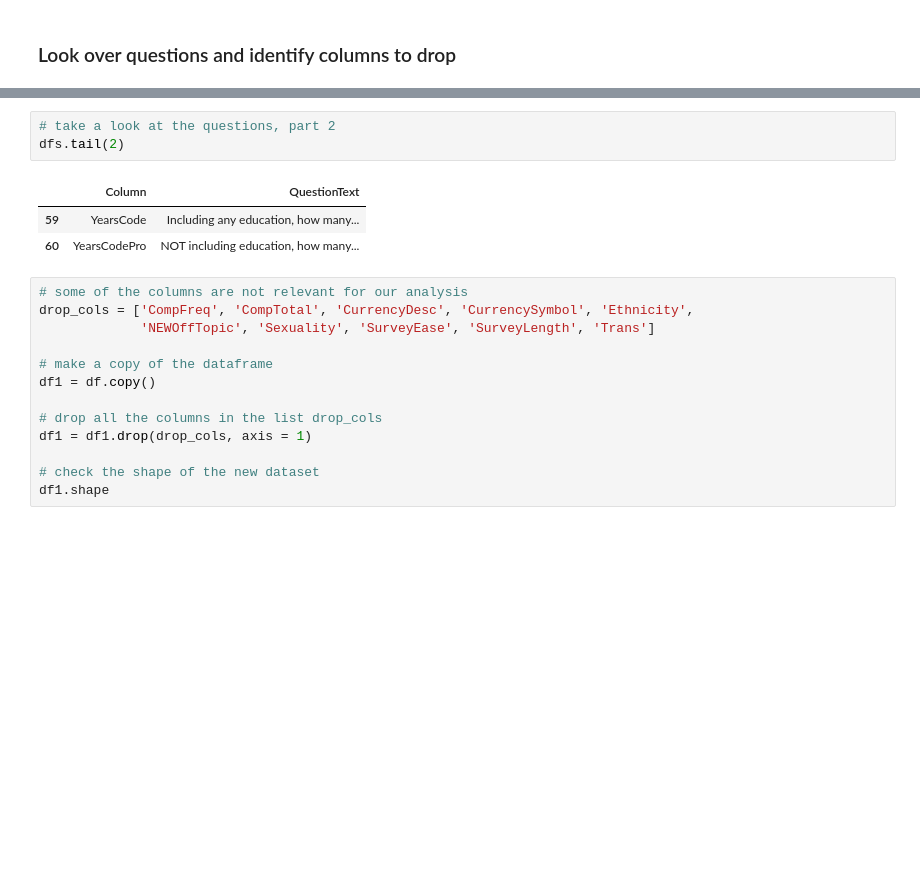
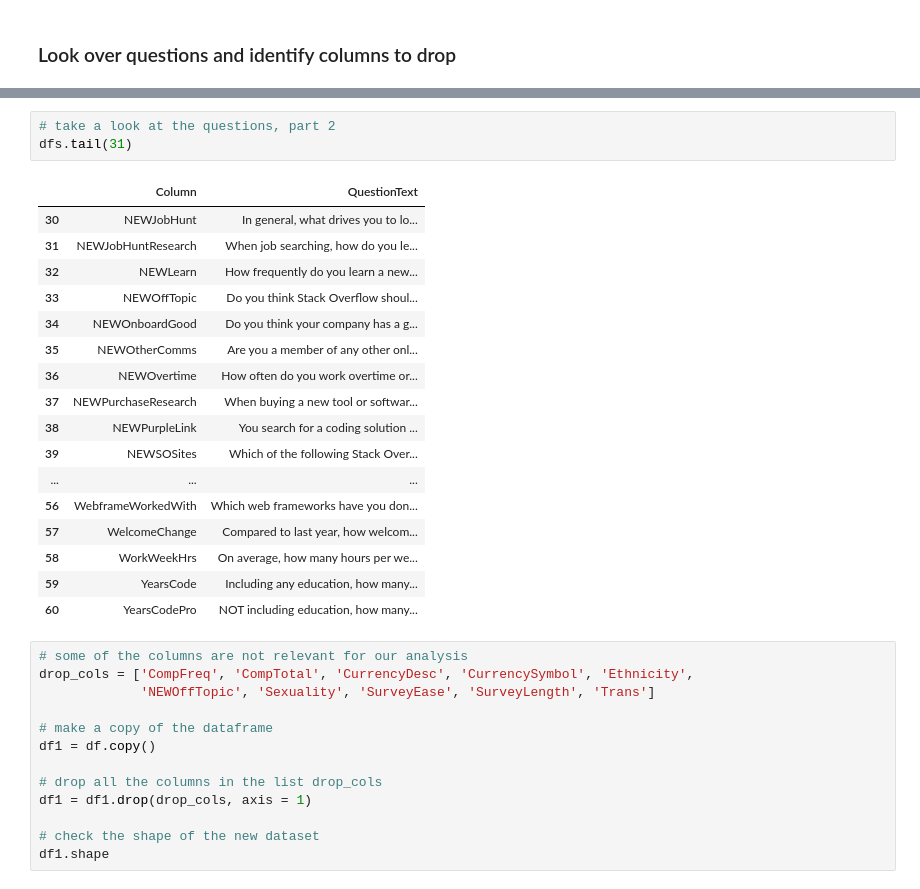
Before and after one commit to SolanaO/Developers_Survey_Analysis, a Jupyter notebook: stackBlogDataAnalysis.ipynb, the cells around one changed output, grey strips where cells are left out. Saved outputs shown, nothing was run; the diff lists cells and outputs as text; blank space fills up the shorter version.

```diff
--- a/stackBlogDataAnalysis.ipynb
+++ b/stackBlogDataAnalysis.ipynb
@@ -254,8 +268,22 @@ dfs.head(2)
 # %%
 # take a look at the questions, part 2
-dfs.tail(2)
+dfs.tail(31)
 # %% [output]
 |  | Column | QuestionText |
+| 30 | NEWJobHunt | In general, what drives you to lo... |
+| 31 | NEWJobHuntResearch | When job searching, how do you le... |
+| 32 | NEWLearn | How frequently do you learn a new... |
+| 33 | NEWOffTopic | Do you think Stack Overflow shoul... |
+| 34 | NEWOnboardGood | Do you think your company has a g... |
+| 35 | NEWOtherComms | Are you a member of any other onl... |
+| 36 | NEWOvertime | How often do you work overtime or... |
+| 37 | NEWPurchaseResearch | When buying a new tool or softwar... |
+| 38 | NEWPurpleLink | You search for a coding solution ... |
+| 39 | NEWSOSites | Which of the following Stack Over... |
+| ... | ... | ... |
+| 56 | WebframeWorkedWith | Which web frameworks have you don... |
+| 57 | WelcomeChange | Compared to last year, how welcom... |
+| 58 | WorkWeekHrs | On average, how many hours per we... |
 | 59 | YearsCode | Including any education, how many... |
 | 60 | YearsCodePro | NOT including education, how many... |
 # %%
```
Also changed, not shown: parts of 1 cell of this notebook.
